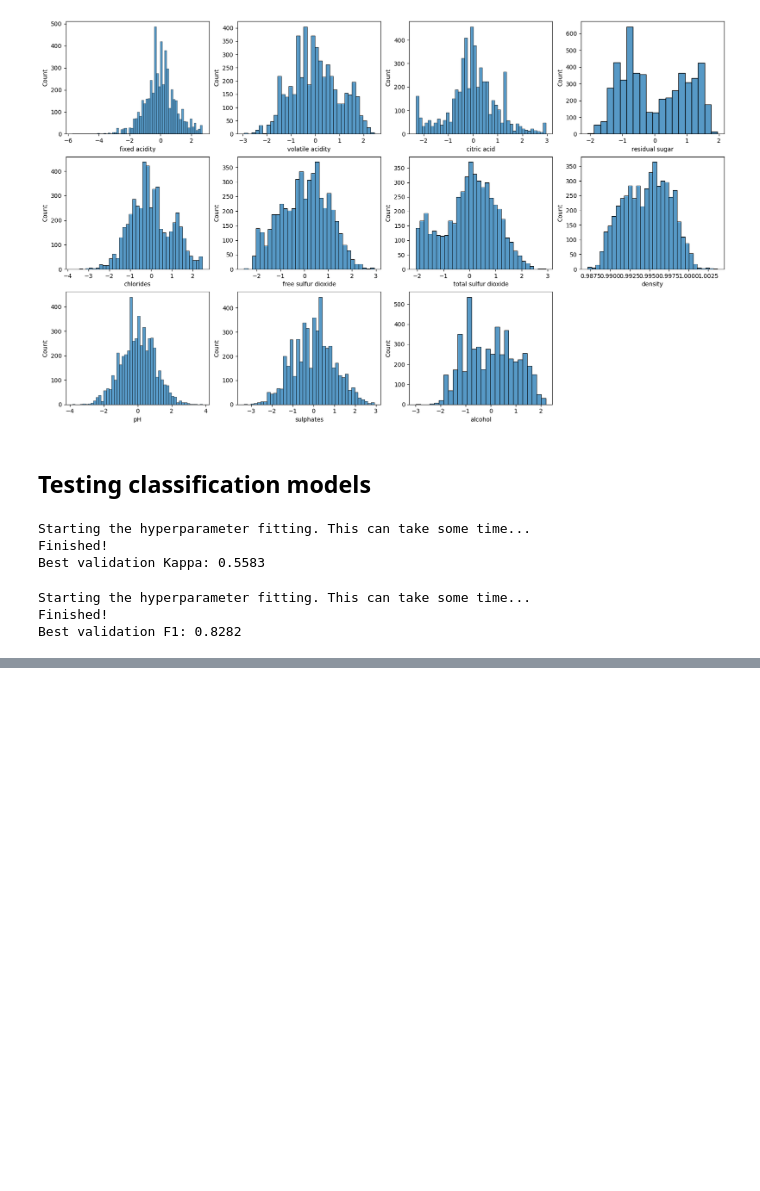
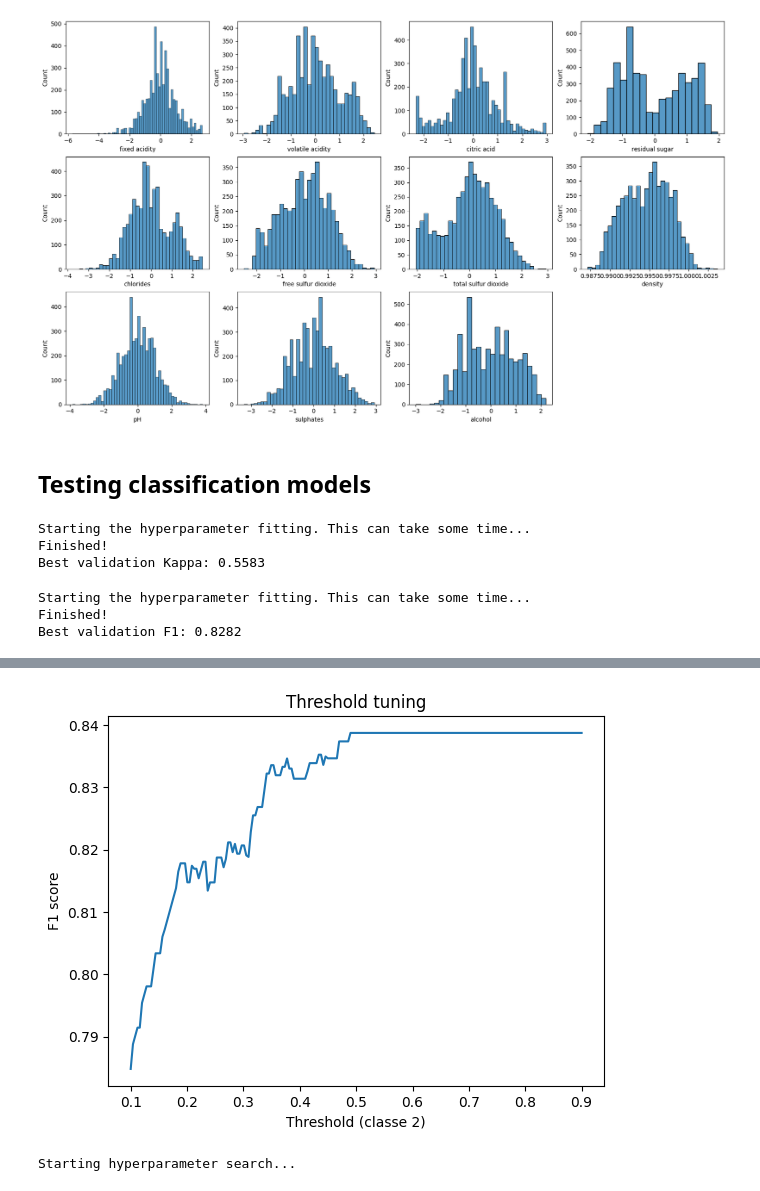
Before and after one commit to LeonardoStabile1/Wine-Quality-Classifier, a Jupyter notebook: notebooks/test_notebook.ipynb, the cells around one changed output, grey strips where cells are left out. Drawn from its saved outputs; the diff is of its cells as text; code cells hidden in the pictures; blank space fills up the shorter version.

```diff
--- a/notebooks/notebook.ipynb
+++ b/notebooks/test_notebook.ipynb
@@ -410,0 +442,10 @@ Test F1: 0.9252
+# %%
+import matplotlib.pyplot as plt
+
+plt.plot(thresholds, f1_scores)
+plt.xlabel("Threshold (classe 2)")
+plt.ylabel("F1 score")
+plt.title("Threshold tuning")
+plt.show()
+# %% [output]
+[figure, added]
@@ -410,0 +511,4 @@ Test F1: 0.9252
+# %%
+estimator, params = train_XGBoost(X_train, y_train, X_val, y_val)
+# %% [output]
+Starting hyperparameter search...
```
Also changed, not shown: parts of 4 cells of this notebook, 5 other files.
